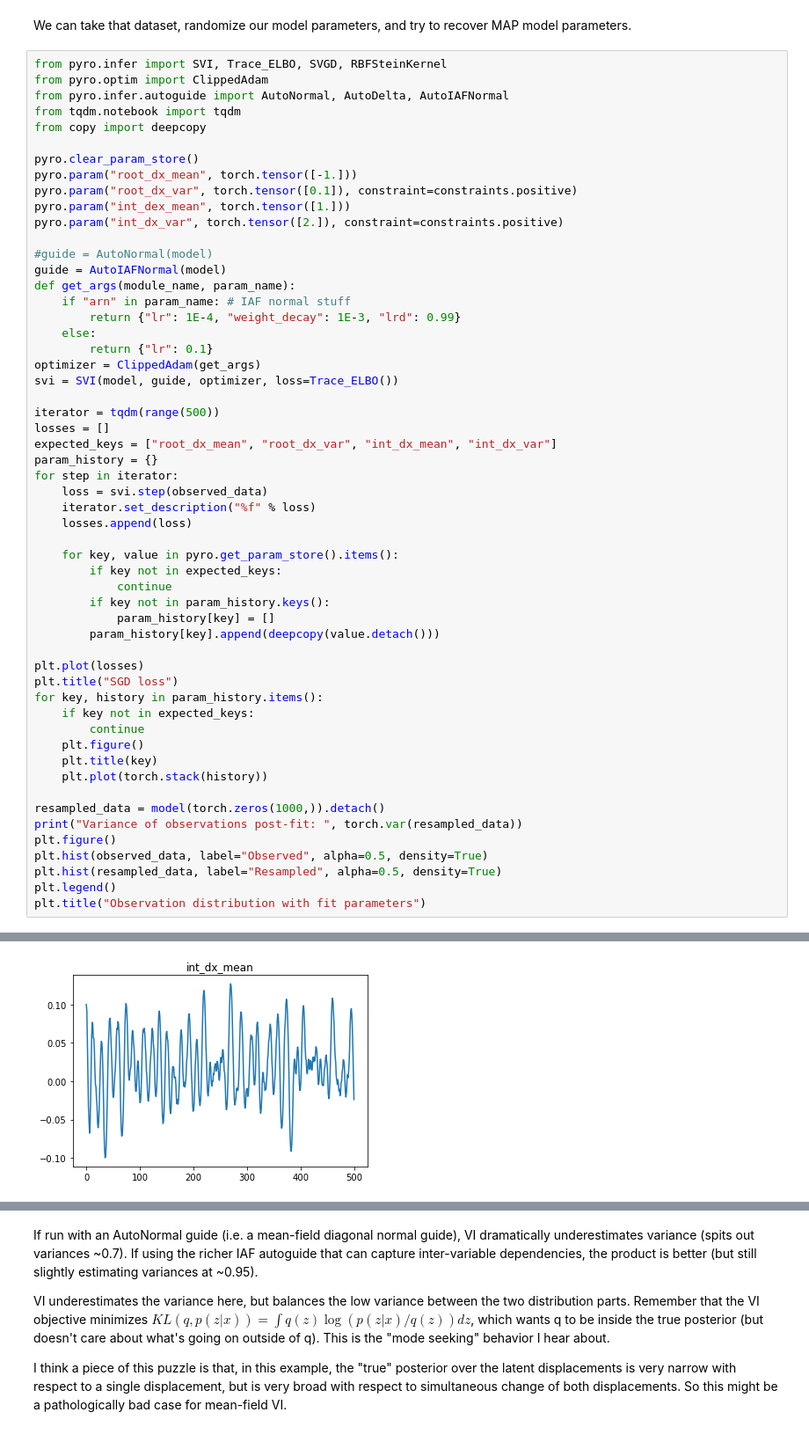
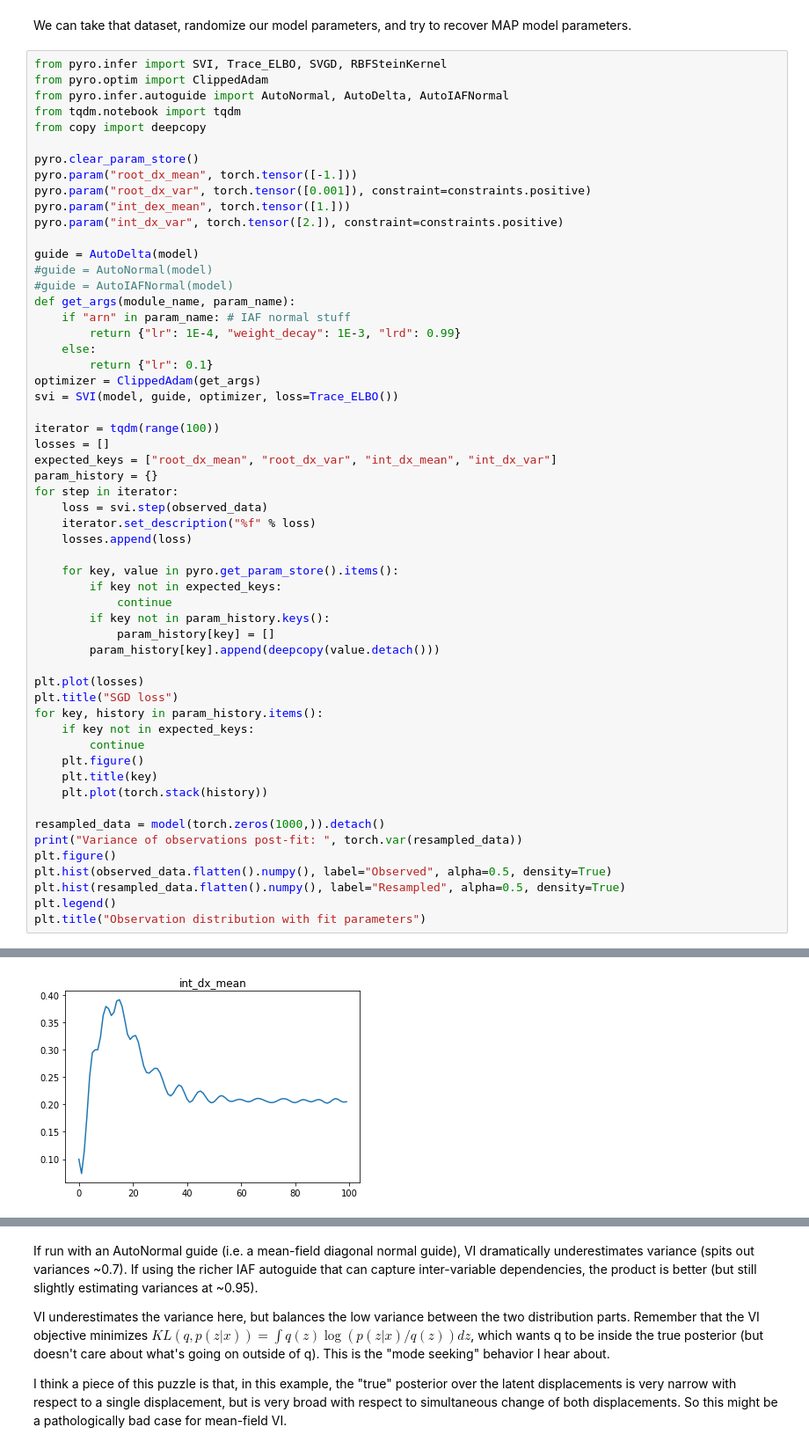
Before and after one commit to gizatt/spatial_scene_grammars, a Jupyter notebook: sandbox/latent_node_param_collapse.ipynb, the cells around one changed output, grey strips where cells are left out. Shown at 88% size. Cells and saved outputs as stored; diff of their text form.

Commit message:
Latent node param collapse notebook tweaks for plotting on lab machine

```diff
--- a/sandbox/latent_node_param_collapse.ipynb
+++ b/sandbox/latent_node_param_collapse.ipynb
@@ -51,12 +51,13 @@ from copy import deepcopy
 
 pyro.clear_param_store()
 pyro.param("root_dx_mean", torch.tensor([-1.]))
-pyro.param("root_dx_var", torch.tensor([0.1]), constraint=constraints.positive)
+pyro.param("root_dx_var", torch.tensor([0.001]), constraint=constraints.positive)
 pyro.param("int_dex_mean", torch.tensor([1.]))
 pyro.param("int_dx_var", torch.tensor([2.]), constraint=constraints.positive)
 
+guide = AutoDelta(model)
 #guide = AutoNormal(model)
-guide = AutoIAFNormal(model)
+#guide = AutoIAFNormal(model)
 def get_args(module_name, param_name):
     if "arn" in param_name: # IAF normal stuff
         return {"lr": 1E-4, "weight_decay": 1E-3, "lrd": 0.99}
@@ -65,7 +66,7 @@ def get_args(module_name, param_name):
 optimizer = ClippedAdam(get_args)
 svi = SVI(model, guide, optimizer, loss=Trace_ELBO())
 
-iterator = tqdm(range(500))
+iterator = tqdm(range(100))
 losses = []
 expected_keys = ["root_dx_mean", "root_dx_var", "int_dx_mean", "int_dx_var"]
 param_history = {}
@@ -93,8 +94,8 @@ for key, history in param_history.items():
 resampled_data = model(torch.zeros(1000,)).detach()
 print("Variance of observations post-fit: ", torch.var(resampled_data))
 plt.figure()
-plt.hist(observed_data, label="Observed", alpha=0.5, density=True)
-plt.hist(resampled_data, label="Resampled", alpha=0.5, density=True)
+plt.hist(observed_data.flatten().numpy(), label="Observed", alpha=0.5, density=True)
+plt.hist(resampled_data.flatten().numpy(), label="Resampled", alpha=0.5, density=True)
 plt.legend()
 plt.title("Observation distribution with fit parameters")
 # %% [output]
@@ -107 +108 @@ Text(0.5, 1.0, 'Observation distribution with fit parameters')
-[figure, old version]
+[figure, new version]
```
Also changed, not shown: parts of 3 cells of this notebook.
